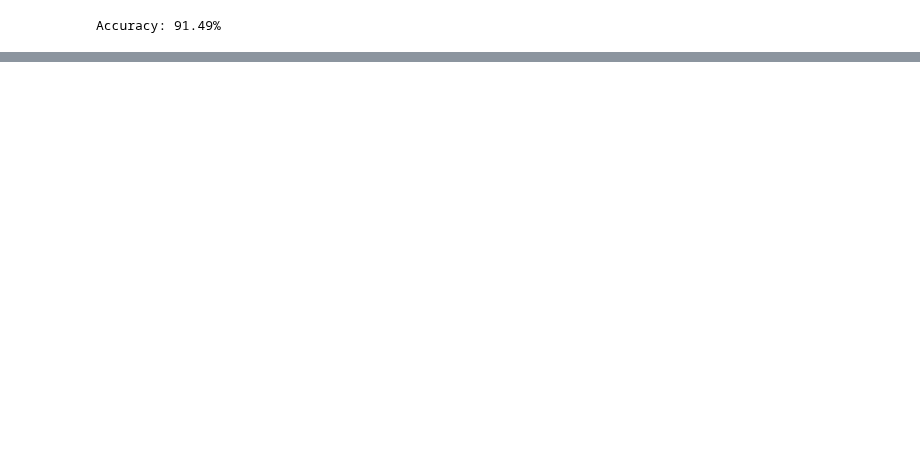
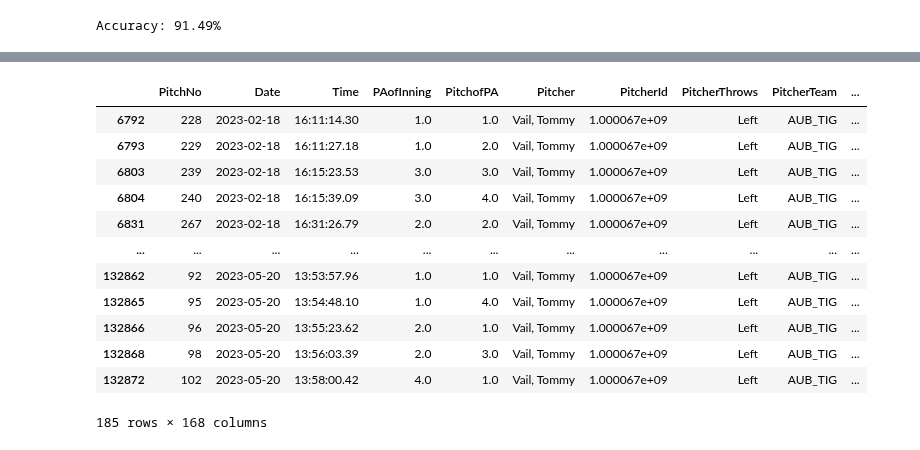
Before and after one commit to charlesbenfer/stuff_plus, a Jupyter notebook: data_analysis/fastball_models/four_seam_xgboost.ipynb, the cells around one changed output, grey strips where cells are left out. Saved outputs shown, nothing was run; the diff lists cells and outputs as text; code cells hidden in the pictures; blank space fills up the shorter version.

Commit message:
added auburn pitcher analyses for fastballs

```diff
--- a/data_analysis/fastball_models/four_seam_xgboost.ipynb
+++ b/data_analysis/fastball_models/four_seam_xgboost.ipynb
@@ -40,3 +40,5 @@ ffs = all_pitches[all_pitches['TaggedPitchType'].isin(['FourSeamFastBall', 'Fast
 print(ffs.shape)
 # %% [output]
 (125719, 167)
+# %%
+ffs['whiff'] = np.where(ffs['PitchCall']=='StrikeSwinging',1,0)
@@ -254,3 +413,6 @@ accuracy = accuracy_score(y_test, predictions)
 print("Accuracy: %.2f%%" % (accuracy * 100.0))
 # %% [output]
 Accuracy: 91.49%
+# %%
+aub_ffs_ll = ffs_ll[ffs_ll['PitcherTeam']=='AUB_TIG']
+print(aub_ffs_ll.shape)
@@ -257,9 +421,12 @@ Accuracy: 91.49%
 # %%
 # Get unique values
 unique_values = ffs_ll['Pitcher'].unique()
+aub_unique_values = aub_ffs_ll['Pitcher'].unique()
 
-print(len(unique_values))
+print(aub_unique_values)
 
 # Create a dictionary to store subsets
-subsets = {value: ffs_ll[ffs_ll['Pitcher'] == value] for value in unique_values}
+all_subsets = {value: ffs_ll[ffs_ll['Pitcher'] == value] for value in unique_values}
+
+aub_subsets = {value: ffs_ll[ffs_ll['Pitcher'] == value] for value in aub_unique_values}
 # %% [output]
@@ -286,0 +463,16 @@ ll_ffs_stuff('Cijntje, Jurrangelo')
+# %%
+aub_subsets['Vail, Tommy']
+# %% [output]
+|  | PitchNo | Date | Time | PAofInning | PitchofPA | Pitcher | PitcherId | PitcherThrows | PitcherTeam | ... |
+| 6792 | 228 | 2023-02-18 | 16:11:14.30 | 1.0 | 1.0 | Vail, Tommy | 1.000067e+09 | Left | AUB_TIG | ... |
+| 6793 | 229 | 2023-02-18 | 16:11:27.18 | 1.0 | 2.0 | Vail, Tommy | 1.000067e+09 | Left | AUB_TIG | ... |
+| 6803 | 239 | 2023-02-18 | 16:15:23.53 | 3.0 | 3.0 | Vail, Tommy | 1.000067e+09 | Left | AUB_TIG | ... |
+| 6804 | 240 | 2023-02-18 | 16:15:39.09 | 3.0 | 4.0 | Vail, Tommy | 1.000067e+09 | Left | AUB_TIG | ... |
+| 6831 | 267 | 2023-02-18 | 16:31:26.79 | 2.0 | 2.0 | Vail, Tommy | 1.000067e+09 | Left | AUB_TIG | ... |
+| ... | ... | ... | ... | ... | ... | ... | ... | ... | ... | ... |
+| 132862 | 92 | 2023-05-20 | 13:53:57.96 | 1.0 | 1.0 | Vail, Tommy | 1.000067e+09 | Left | AUB_TIG | ... |
+| 132865 | 95 | 2023-05-20 | 13:54:48.10 | 1.0 | 4.0 | Vail, Tommy | 1.000067e+09 | Left | AUB_TIG | ... |
+| 132866 | 96 | 2023-05-20 | 13:55:23.62 | 2.0 | 1.0 | Vail, Tommy | 1.000067e+09 | Left | AUB_TIG | ... |
+| 132868 | 98 | 2023-05-20 | 13:56:03.39 | 2.0 | 3.0 | Vail, Tommy | 1.000067e+09 | Left | AUB_TIG | ... |
+| 132872 | 102 | 2023-05-20 | 13:58:00.42 | 4.0 | 1.0 | Vail, Tommy | 1.000067e+09 | Left | AUB_TIG | ... |
+185 rows × 168 columns
```
Also changed, not shown: parts of 29 cells of this notebook, 4 other files.
